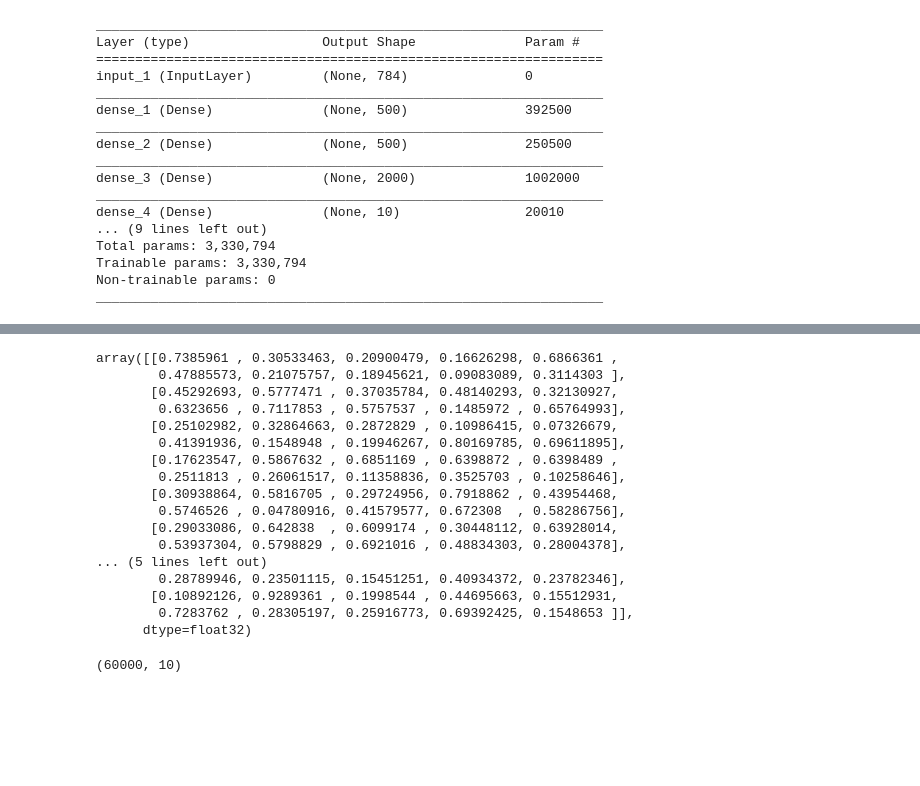
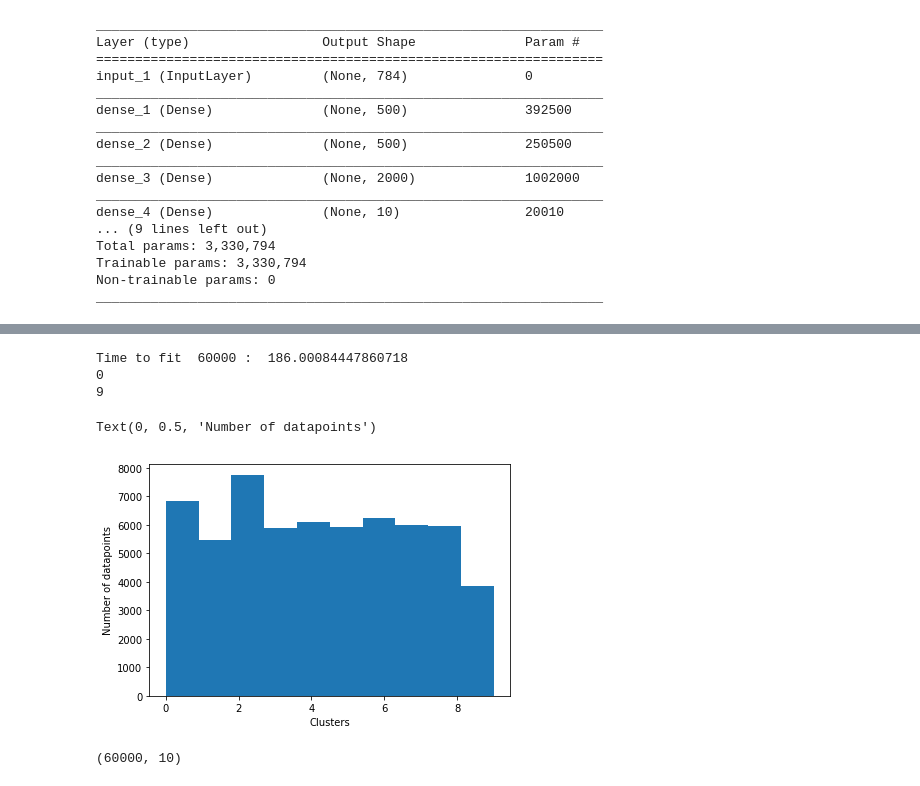
Before and after one commit to georgia-tech-db/evadb, a Jupyter notebook: others/jupyter/cluster prototype.ipynb, the cells around one changed output, grey strips where cells are left out. Cells and saved outputs as stored; diff of their text form; code cells hidden in the pictures; blank space fills up the shorter version.

Commit message:
adding jupyter files that contain downsizing network and clustering algorithm

```diff
--- a/others/jupyter/cluster prototype.ipynb
+++ b/others/jupyter/cluster prototype.ipynb
@@ -134,26 +135,35 @@ Total time it took to train autoencoder is  369.68637347221375  seconds
 # %%
 pred_auto_train = encoder.predict(train_x)
 pred_auto = encoder.predict(test_x)
-# %%
-pred_auto_train[0:10]
-# %% [output]
-array([[0.7385961 , 0.30533463, 0.20900479, 0.16626298, 0.6866361 ,
-        0.47885573, 0.21075757, 0.18945621, 0.09083089, 0.3114303 ],
-       [0.45292693, 0.5777471 , 0.37035784, 0.48140293, 0.32130927,
-        0.6323656 , 0.7117853 , 0.5757537 , 0.1485972 , 0.65764993],
-       [0.25102982, 0.32864663, 0.2872829 , 0.10986415, 0.07326679,
-        0.41391936, 0.1548948 , 0.19946267, 0.80169785, 0.69611895],
-       [0.17623547, 0.5867632 , 0.6851169 , 0.6398872 , 0.6398489 ,
-        0.2511813 , 0.26061517, 0.11358836, 0.3525703 , 0.10258646],
-       [0.30938864, 0.5816705 , 0.29724956, 0.7918862 , 0.43954468,
-        0.5746526 , 0.04780916, 0.41579577, 0.672308  , 0.58286756],
-       [0.29033086, 0.642838  , 0.6099174 , 0.30448112, 0.63928014,
-        0.53937304, 0.5798829 , 0.6921016 , 0.48834303, 0.28004378],
-... (5 lines left out)
-        0.28789946, 0.23501115, 0.15451251, 0.40934372, 0.23782346],
-       [0.10892126, 0.9289361 , 0.1998544 , 0.44695663, 0.15512931,
-        0.7283762 , 0.28305197, 0.25916773, 0.69392425, 0.1548653 ]],
-      dtype=float32)
+# %%
+# Hierarchical Clustering
+
+from sklearn.cluster import AgglomerativeClustering
+
+ac = AgglomerativeClustering(n_clusters=10)
+
+start_time = time.time()
+ac.fit(pred_auto_train)
+n_samples = pred_auto_train.shape[0]
+print("Time to fit ", n_samples, ": ", time.time() - start_time)
+images_label = ac.labels_
+
+print(min(images_label))
+print(max(images_label))
+
+# I think it is best to see the distributions
+
+import matplotlib.pyplot as plt
+fig, axs = plt.subplots(1, 1, sharey=True, tight_layout=True)
+axs.hist(images_label, bins=10)
+plt.xlabel("Clusters")
+plt.ylabel("Number of datapoints")
+# %% [output]
+Time to fit  60000 :  186.00084447860718
+0
+9
+Text(0, 0.5, 'Number of datapoints')
+[figure, added]
 # %%
 # KMeans
 km_auto = KMeans(n_jobs=-1, n_clusters=10, n_init=20)
```
Also changed, not shown: parts of 5 cells of this notebook, 11 other files.
